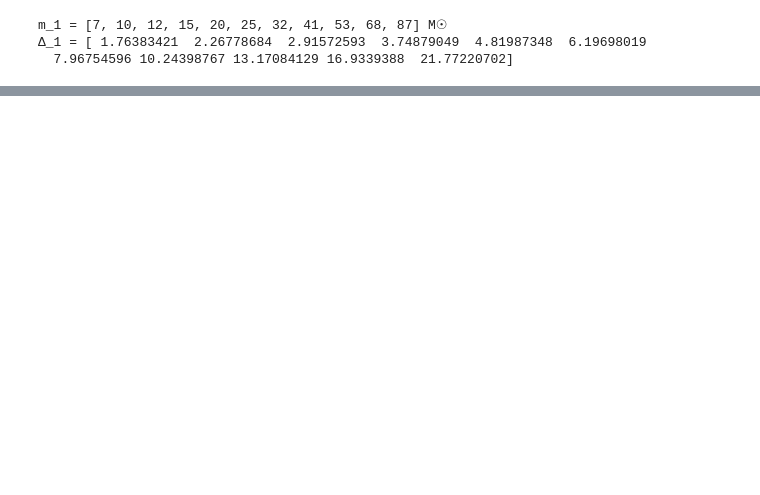
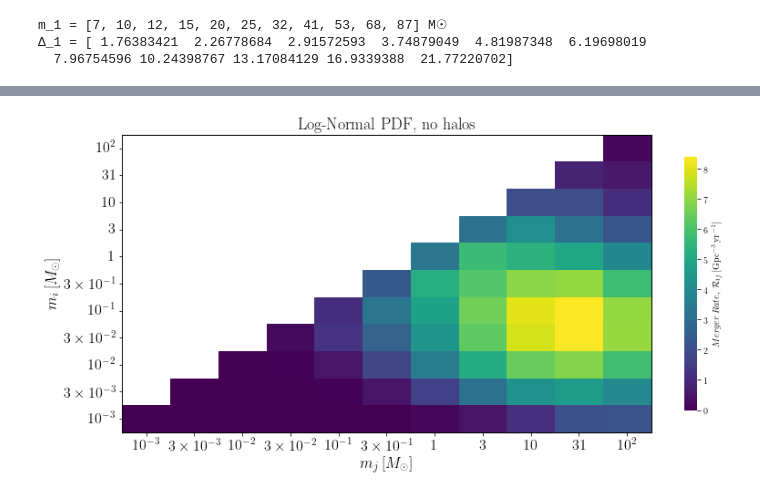
Before and after one commit to pratibhajangra591/Ifca-github, a Jupyter notebook: combinedmerger.ipynb, the cells around one changed output, grey strips where cells are left out. Saved outputs shown, nothing was run; the diff lists cells and outputs as text; code cells hidden in the pictures; blank space fills up the shorter version.

```diff
--- a/combinedmerger.ipynb
+++ b/combinedmerger.ipynb
@@ -506,0 +742,75 @@ plt.show()
+# %%
+# Calculation of the 2D merger rate for Log-Normal PBH mass Distribution.
+#The resolution of the PBHs masses m_1 is Δ_1 and of m_2 is Δ_2 with Δ_1=Δ_2=Δ.
+
+
+DM_halo_presence = 'False'
+Merger_Lognormal_2 = np.zeros((11, 11))
+
+
+for i in range(11):
+    for j in range(11):
+
+        f_pbh = 3.7e-3
+        f = 0.85*f_pbh
+
+        def P(m):                  #Log-Normal PBH mass Distribution
+            σ = 2.6
+            m_c = 30               #in units of M☉, for PBHs mass range of 1e-3 M☉-100 M☉ .
+            return  (1/(σ * m * np.sqrt(2*π))) * np.exp(-(((np.log(m/m_c))**2)/(2*(σ**2))))
+
+        if i==j:
+            Merger_Lognormal_2[i, j] = 0.5 * merger_rate_2(m_1_list[i], m_2_list[j], Δ_1_list[i], Δ_2_list[j], t_m, DM_halo_presence)
+
+        else:
+            Merger_Lognormal_2[i, j] = merger_rate_2(m_1_list[i], m_2_list[j], Δ_1_list[i], Δ_2_list[j], t_m, DM_halo_presence)
+
+
+
+
+np.save("Merger_Lognormal_2", Merger_Lognormal_2)
+
+
+
+
+plt.rcParams['font.family'] = 'serif'
+plt.rcParams['xtick.direction'] = 'out'
+plt.rcParams['ytick.direction'] = 'out'
+
+
+
+
+
+
+
+
+mask = np.tril(np.ones((11,11)),k=-1)  #created an array of shape Merger_12 with all the elements in it being 0.
+fig,ax= plt.subplots(figsize=(13, 6))
+
+
+
+
+ax = sns.heatmap(Merger_Lognormal_2, mask = mask,  cmap = 'viridis', cbar = True,
+                 cbar_kws = {"shrink": 0.85,'label': '$Merger \: Rate, \: \mathcal{R}_{ij} \: [\mathrm{Gpc}^{-3} \, \mathrm{yr}^{-1}]$'},
+                 vmin = 0)
+
+
+ax.set_xticklabels(xlabel_list, fontsize = 16)
+ax.set_yticklabels(ylabel_list, rotation = 360, fontsize = 16)
+ax.tick_params(left=True, bottom=True)
+
+
+
+# make frame visible
+for _, spine in ax.spines.items():
+    spine.set_visible(True)
+    spine.set_linewidth(1)
+
+ax.invert_yaxis()
+plt.xlabel('$m_{j}\: [M_{\odot}]$', fontsize = 17)
+plt.ylabel('$m_{i}\: [M_{\odot}]$', fontsize = 17)
+plt.title('Log-Normal PDF, no halos', fontsize = 18)
+plt.savefig('2LogNormalnohalos.pdf')
+plt.show()
+# %% [output]
+[figure, added]
```
Also changed, not shown: parts of 11 cells of this notebook.
